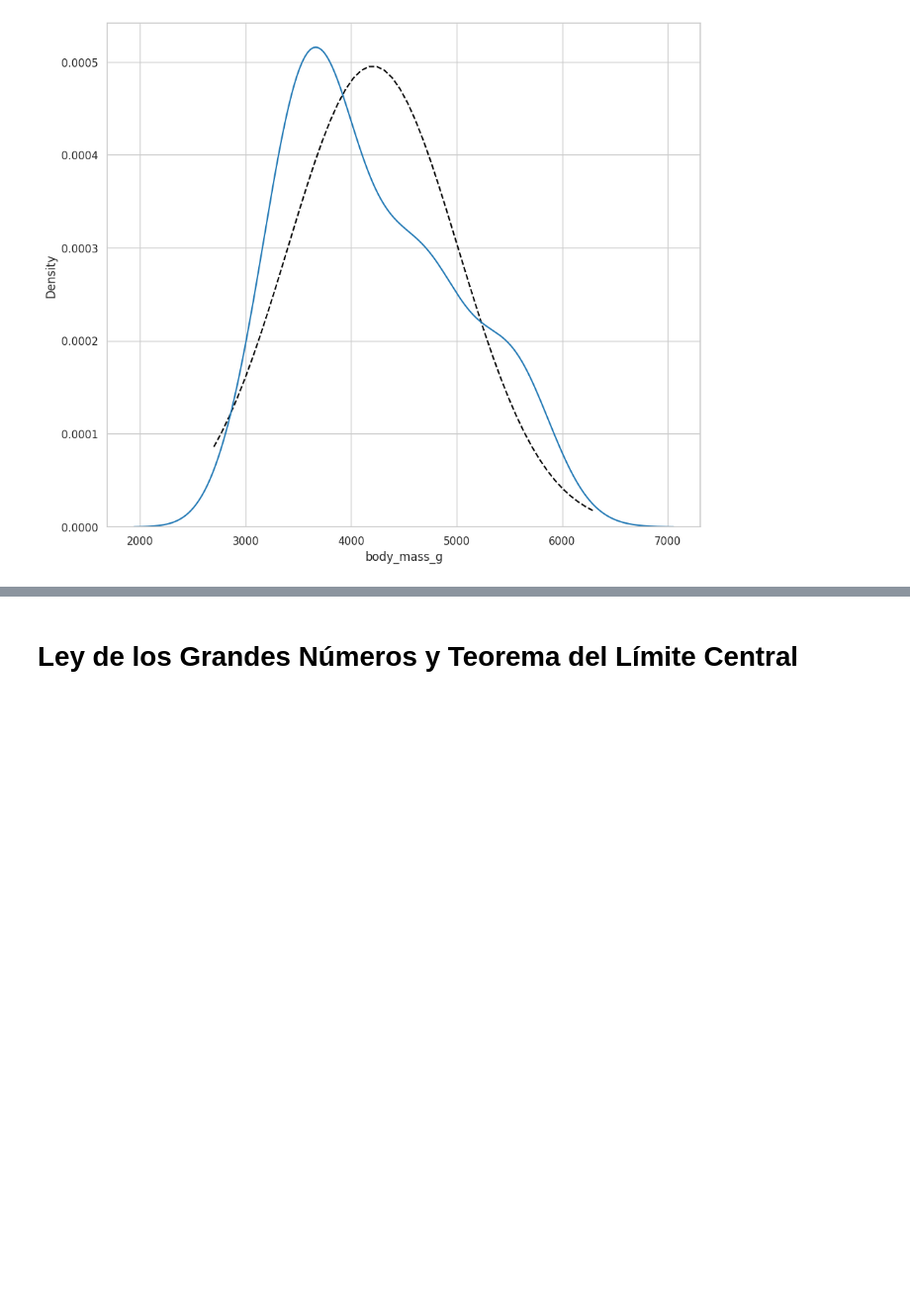
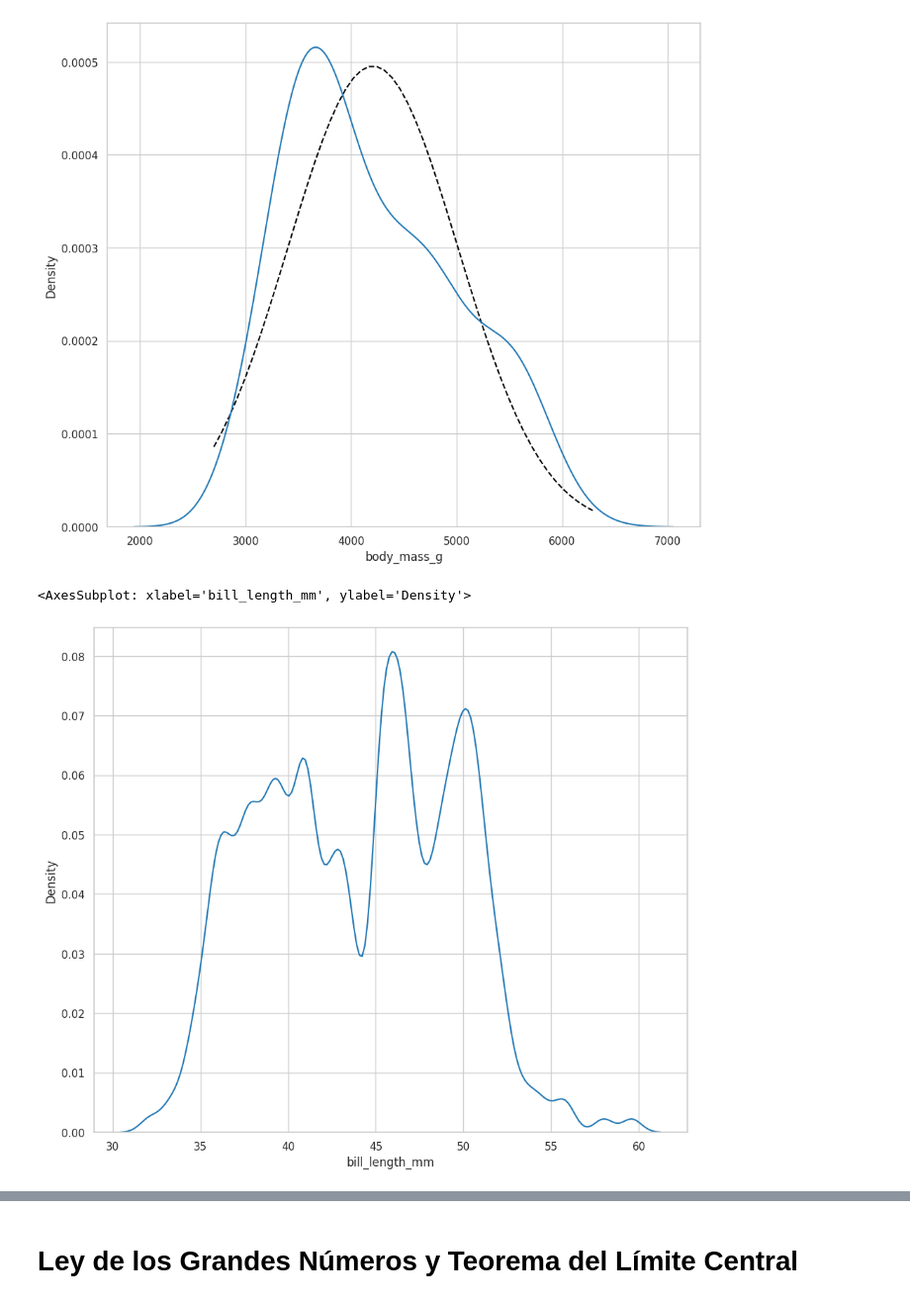
Before and after one commit to jariel17/curso-analisis-exploratorio-de-datos, a Jupyter notebook: 01-conociendo-nuestros-datos.ipynb, the cells around one changed output, grey strips where cells are left out. Shown at 99% size. Saved outputs shown, nothing was run; the diff lists cells and outputs as text; code cells hidden in the pictures; blank space fills up the shorter version.

```diff
--- a/01-conociendo-nuestros-datos.ipynb
+++ b/01-conociendo-nuestros-datos.ipynb
@@ -1052,3 +1052,12 @@ sns.kdeplot(
 # %% [output]
 <AxesSubplot: xlabel='body_mass_g', ylabel='Density'>
 [figure]
+# %%
+sns.kdeplot(
+    data=processed_penguins_df,
+    x='bill_length_mm',
+    bw_method=0.1
+)
+# %% [output]
+<AxesSubplot: xlabel='bill_length_mm', ylabel='Density'>
+[figure, added]
```
Also changed, not shown: parts of 6 cells of this notebook.
